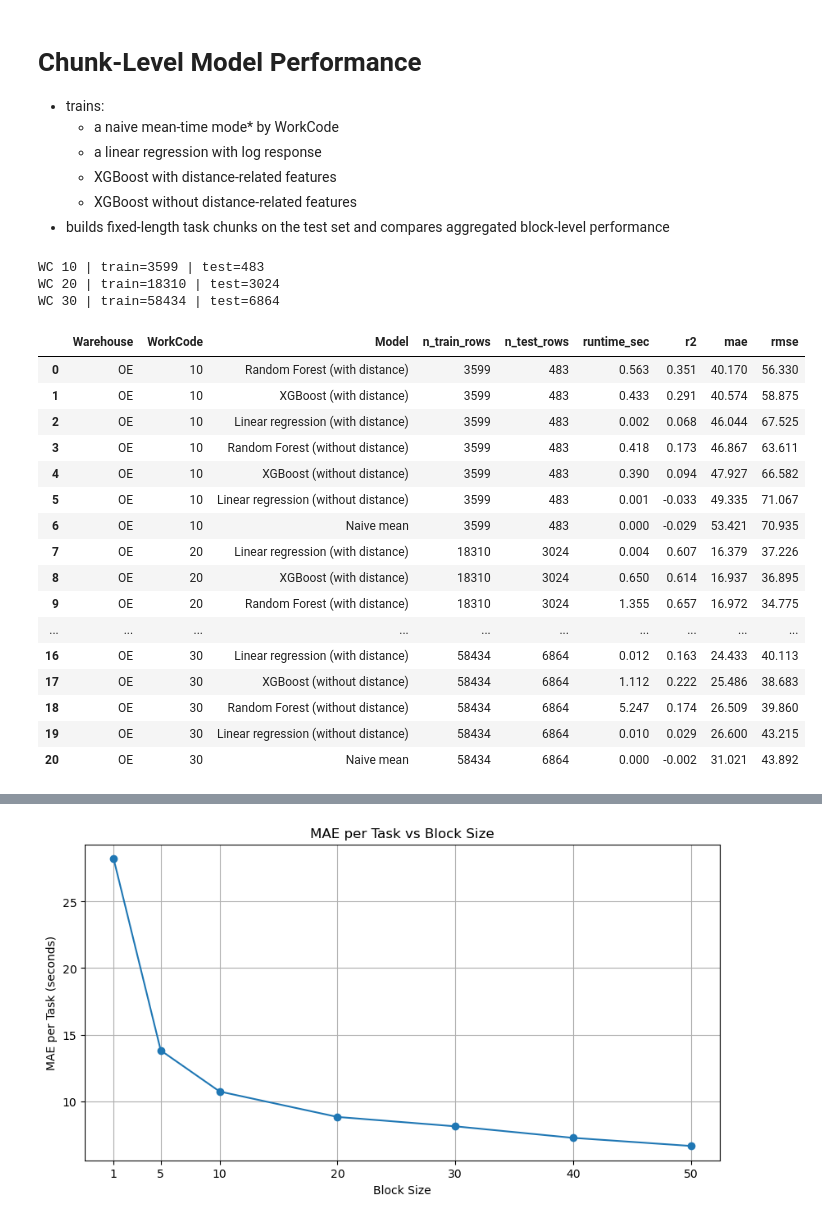
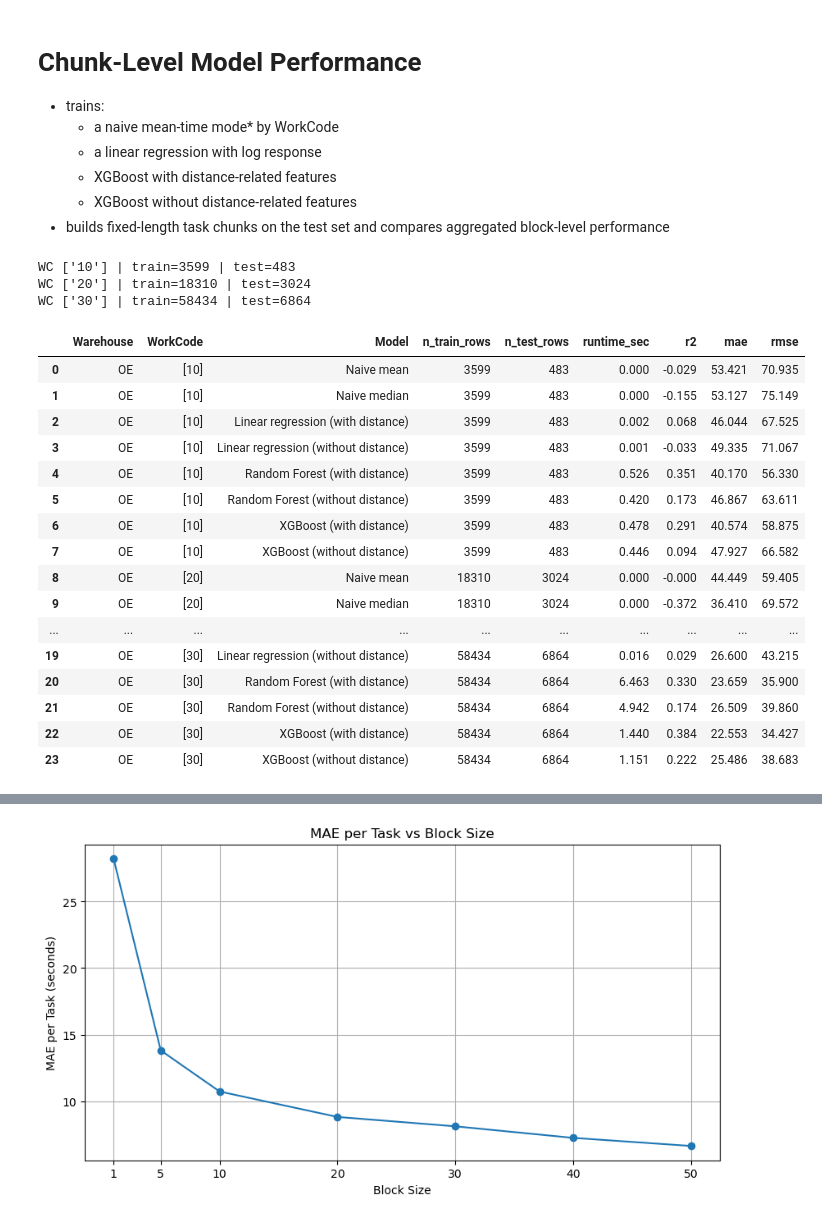
Before and after one commit to JiashenWangg/Lucas_Systems_Capstone_Project, a Jupyter notebook: Model_Jiashen/chunk_model.ipynb, the cells around one changed output, grey strips where cells are left out. Cells and saved outputs as stored; diff of their text form; code cells hidden in the pictures.

```diff
--- a/Model_Jiashen/chunk_model.ipynb
+++ b/Model_Jiashen/chunk_model.ipynb
@@ -26,9 +26,12 @@ pd.set_option("display.width", 200)
 
 PATH = Path("../data/processed")
 WAREHOUSE = "OE"
-WORKCODES = ["10", "20", "30"]
+
+WORKCODES = ['10', '20', '30']
+# WORKCODES = ["1", "2", "3", "4", "5", "6"]
+
 MAX_TIME = 300
-BLOCK_SIZE = 50
+BLOCK_SIZE = 20
 RANDOM_STATE = 2026
 # %%
 def resolve_data_path(warehouse):
@@ -47,7 +50,7 @@ def load_engineered_data(warehouse, workcode, max_time=300):
         file_path=data_path,
         warehouse=warehouse,
         max_time=max_time,
-        work_code=str(workcode)
+        work_code=workcode
     )
 
     d = d.copy()
@@ -189,6 +192,23 @@ for wc in WORKCODES:
         "n_test_rows": len(test_df),
         "runtime_sec": naive_runtime,
         **m_naive
+    })
+
+    # naive median
+    t0 = time.perf_counter()
+    naive_median = y_train.median()
+    pred_naive_median = np.repeat(naive_median, len(y_test))
+    naive_median_runtime = time.perf_counter() - t0
+    m_naive_median = eval_predictions(y_test, pred_naive_median)
+
+    all_task_results.append({
+        "Warehouse": WAREHOUSE,
+        "WorkCode": wc,
+        "Model": "Naive median",
+        "n_train_rows": len(train_df),
+        "n_test_rows": len(test_df),
+        "runtime_sec": naive_median_runtime,
+        **m_naive_median
     })
 
     # ----------------------------
@@ -374,6 +394,7 @@ for wc in WORKCODES:
 
     temp = test_df.copy().reset_index().rename(columns={"index": "orig_index"})
     temp["pred_naive"] = pred_naive
+    temp["pred_naive_median"] = pred_naive_median
     temp["pred_lr"] = pred_lr
     temp["pred_lr_n"] = pred_lr_n
     temp["pred_rf_with_dist"] = pred_rf_d
@@ -385,6 +406,7 @@ for wc in WORKCODES:
         temp[[
             "orig_index",
             "pred_naive",
+            "pred_naive_median",
             "pred_lr",
             "pred_lr_n",
             "pred_rf_with_dist",
@@ -401,6 +423,7 @@ for wc in WORKCODES:
         .agg(
             actual_time=("Time_Delta_sec", "sum"),
             pred_naive=("pred_naive", "sum"),
+            pred_naive_median=("pred_naive_median", "sum"),
             pred_lr=("pred_lr", "sum"),
             pred_lr_n=("pred_lr_n", "sum"),
             pred_rf_with_dist=("pred_rf_with_dist", "sum"),
@@ -417,6 +440,7 @@ for wc in WORKCODES:
 
     for model_name, col in [
         ("Naive mean", "pred_naive"),
+        ("Naive median", "pred_naive_median"),
         ("Linear regression (with distance)", "pred_lr"),
         ("Linear regression (without distance)", "pred_lr_n"),
         ("Random Forest (with distance)", "pred_rf_with_dist"),
@@ -440,35 +464,35 @@ task_results_df = pd.DataFrame(all_task_results)
 block_results_df = pd.DataFrame(all_block_results)
 block_detail_df = pd.concat(all_block_detail, ignore_index=True) if all_block_detail else pd.DataFrame()
 # %% [output]
-WC 10 | train=3599 | test=483
-WC 20 | train=18310 | test=3024
-WC 30 | train=58434 | test=6864
+WC ['10'] | train=3599 | test=483
+WC ['20'] | train=18310 | test=3024
+WC ['30'] | train=58434 | test=6864
 # %%
 task_results_clean = task_results_df.copy()
 for c in ["r2", "mae", "rmse", "runtime_sec"]:
     if c in task_results_clean.columns:
         task_results_clean[c] = task_results_clean[c].round(3)
 
-task_results_clean = task_results_clean.sort_values(["WorkCode", "mae", "r2"], ascending=[True, True, False]).reset_index(drop=True)
+# task_results_clean = task_results_clean.sort_values(["WorkCode", "mae", "r2"], ascending=[True, True, False]).reset_index(drop=True)
 display(task_results_clean)
 # %% [output]
 |  | Warehouse | WorkCode | Model | n_train_rows | n_test_rows | runtime_sec | r2 | mae | rmse |
-| 0 | OE | 10 | Random Forest (with distance) | 3599 | 483 | 0.563 | 0.351 | 40.170 | 56.330 |
-| 1 | OE | 10 | XGBoost (with distance) | 3599 | 483 | 0.433 | 0.291 | 40.574 | 58.875 |
-| 2 | OE | 10 | Linear regression (with distance) | 3599 | 483 | 0.002 | 0.068 | 46.044 | 67.525 |
-| 3 | OE | 10 | Random Forest (without distance) | 3599 | 483 | 0.418 | 0.173 | 46.867 | 63.611 |
-| 4 | OE | 10 | XGBoost (without distance) | 3599 | 483 | 0.390 | 0.094 | 47.927 | 66.582 |
-| 5 | OE | 10 | Linear regression (without distance) | 3599 | 483 | 0.001 | -0.033 | 49.335 | 71.067 |
-| 6 | OE | 10 | Naive mean | 3599 | 483 | 0.000 | -0.029 | 53.421 | 70.935 |
-| 7 | OE | 20 | Linear regression (with distance) | 18310 | 3024 | 0.004 | 0.607 | 16.379 | 37.226 |
-| 8 | OE | 20 | XGBoost (with distance) | 18310 | 3024 | 0.650 | 0.614 | 16.937 | 36.895 |
-| 9 | OE | 20 | Random Forest (with distance) | 18310 | 3024 | 1.355 | 0.657 | 16.972 | 34.775 |
+| 0 | OE | [10] | Naive mean | 3599 | 483 | 0.000 | -0.029 | 53.421 | 70.935 |
+| 1 | OE | [10] | Naive median | 3599 | 483 | 0.000 | -0.155 | 53.127 | 75.149 |
+| 2 | OE | [10] | Linear regression (with distance) | 3599 | 483 | 0.002 | 0.068 | 46.044 | 67.525 |
+| 3 | OE | [10] | Linear regression (without distance) | 3599 | 483 | 0.001 | -0.033 | 49.335 | 71.067 |
+| 4 | OE | [10] | Random Forest (with distance) | 3599 | 483 | 0.526 | 0.351 | 40.170 | 56.330 |
+| 5 | OE | [10] | Random Forest (without distance) | 3599 | 483 | 0.420 | 0.173 | 46.867 | 63.611 |
+| 6 | OE | [10] | XGBoost (with distance) | 3599 | 483 | 0.478 | 0.291 | 40.574 | 58.875 |
+| 7 | OE | [10] | XGBoost (without distance) | 3599 | 483 | 0.446 | 0.094 | 47.927 | 66.582 |
+| 8 | OE | [20] | Naive mean | 18310 | 3024 | 0.000 | -0.000 | 44.449 | 59.405 |
+| 9 | OE | [20] | Naive median | 18310 | 3024 | 0.000 | -0.372 | 36.410 | 69.572 |
 | ... | ... | ... | ... | ... | ... | ... | ... | ... | ... |
-| 16 | OE | 30 | Linear regression (with distance) | 58434 | 6864 | 0.012 | 0.163 | 24.433 | 40.113 |
-| 17 | OE | 30 | XGBoost (without distance) | 58434 | 6864 | 1.112 | 0.222 | 25.486 | 38.683 |
-| 18 | OE | 30 | Random Forest (without distance) | 58434 | 6864 | 5.247 | 0.174 | 26.509 | 39.860 |
-| 19 | OE | 30 | Linear regression (without distance) | 58434 | 6864 | 0.010 | 0.029 | 26.600 | 43.215 |
-| 20 | OE | 30 | Naive mean | 58434 | 6864 | 0.000 | -0.002 | 31.021 | 43.892 |
+| 19 | OE | [30] | Linear regression (without distance) | 58434 | 6864 | 0.016 | 0.029 | 26.600 | 43.215 |
+| 20 | OE | [30] | Random Forest (with distance) | 58434 | 6864 | 6.463 | 0.330 | 23.659 | 35.900 |
+| 21 | OE | [30] | Random Forest (without distance) | 58434 | 6864 | 4.942 | 0.174 | 26.509 | 39.860 |
+| 22 | OE | [30] | XGBoost (with distance) | 58434 | 6864 | 1.440 | 0.384 | 22.553 | 34.427 |
+| 23 | OE | [30] | XGBoost (without distance) | 58434 | 6864 | 1.151 | 0.222 | 25.486 | 38.683 |
 # %%
 block_results_clean = block_results_df.copy()
 for c in ["r2", "mae"]:
```
Also changed, not shown: parts of 4 cells of this notebook, 6 other files.
